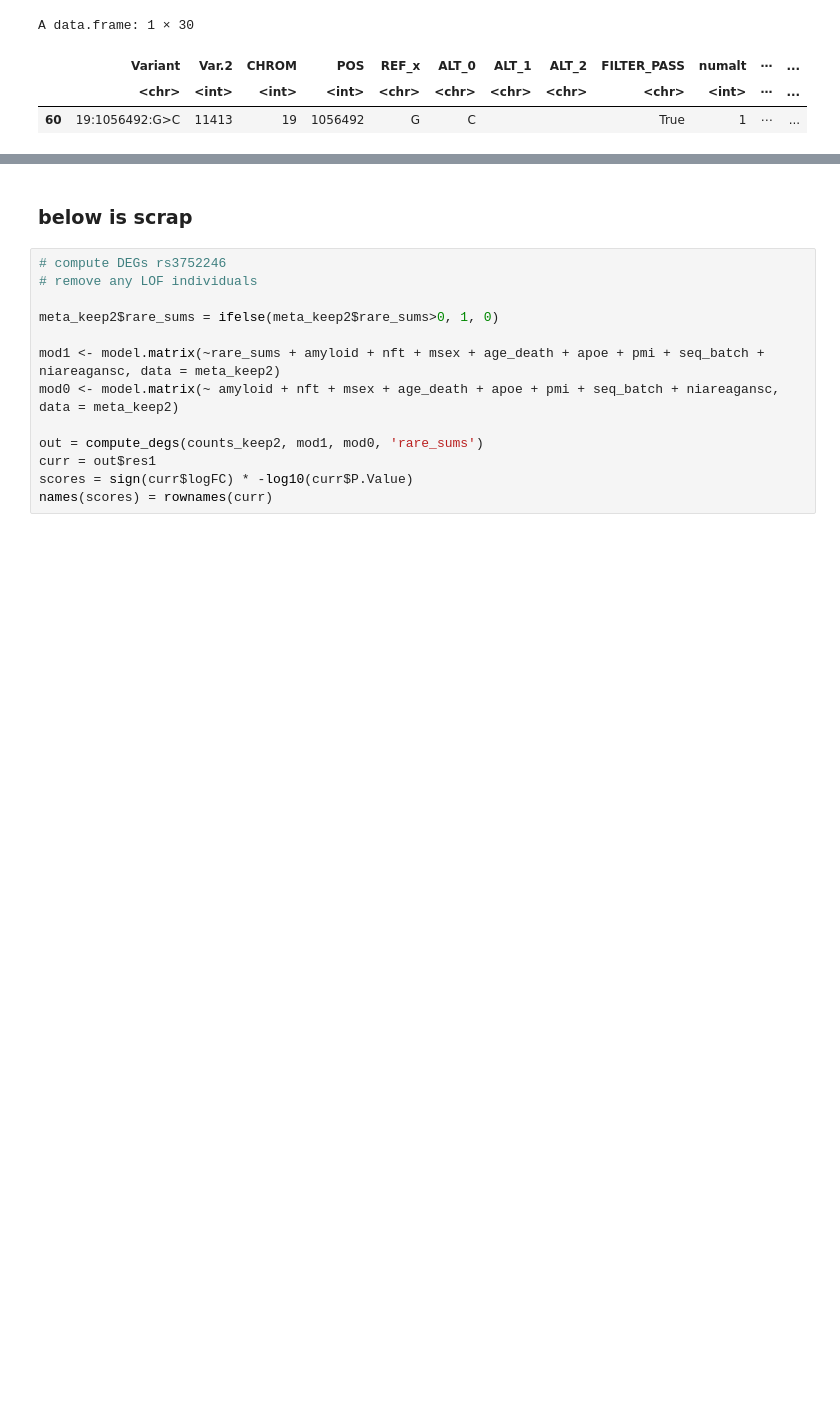
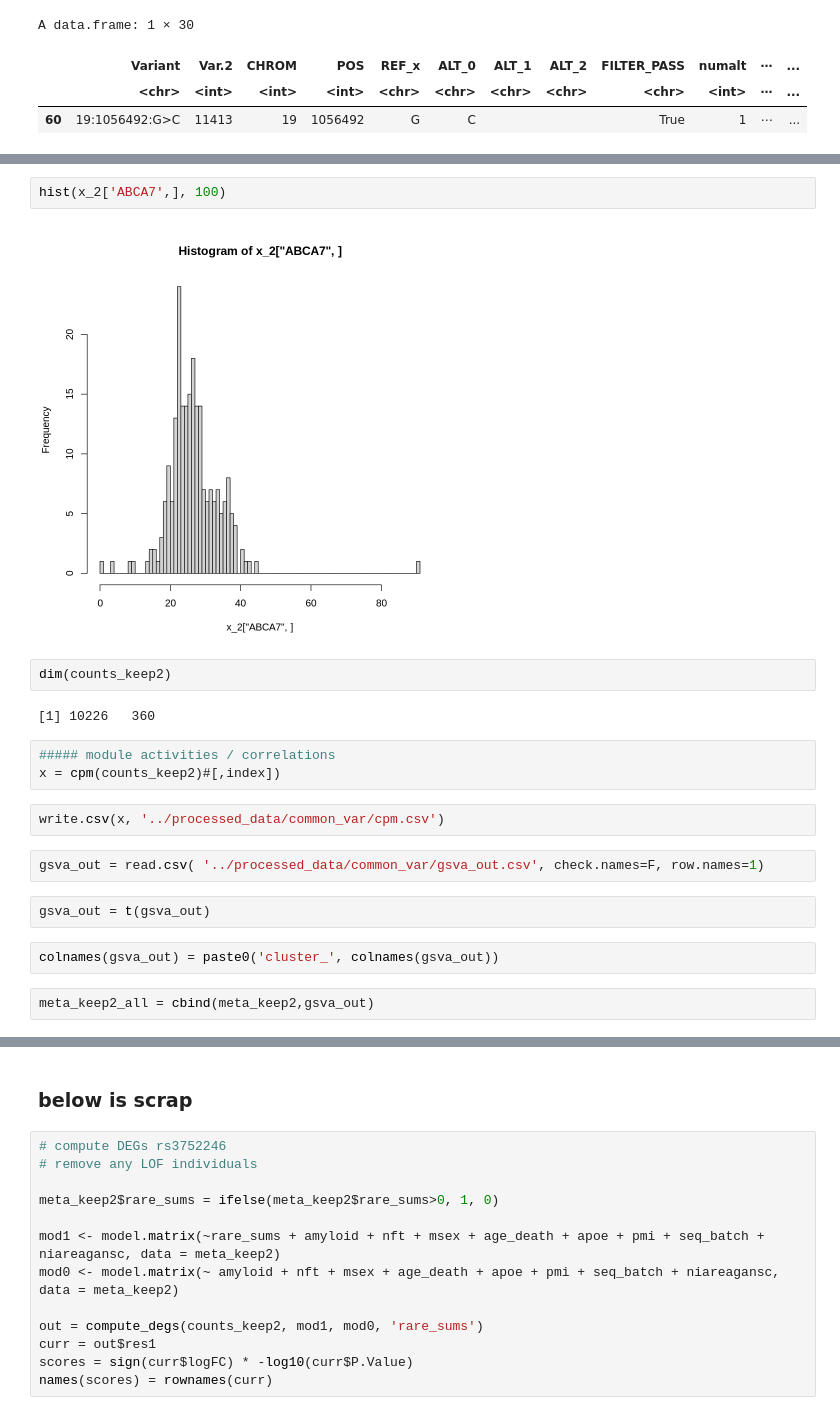
Before and after one commit to djunamay/ABCA7lof2, a Jupyter notebook: notebooks/common_variant_analysis.ipynb, the cells around one changed output, grey strips where cells are left out. Cells and saved outputs as stored; diff of their text form; blank space fills up the shorter version.

```diff
--- a/notebooks/common_variant_analysis.ipynb
+++ b/notebooks/common_variant_analysis.ipynb
@@ -186,0 +347,21 @@ A data.frame: 1 × 30
+# %%
+hist(x_2['ABCA7',], 100)
+# %% [output]
+[figure, added]
+# %%
+dim(counts_keep2)
+# %% [output]
+[1] 10226   360
+# %%
+##### module activities / correlations
+x = cpm(counts_keep2)#[,index])
+# %%
+write.csv(x, '../processed_data/common_var/cpm.csv')
+# %%
+gsva_out = read.csv( '../processed_data/common_var/gsva_out.csv', check.names=F, row.names=1)
+# %%
+gsva_out = t(gsva_out)
+# %%
+colnames(gsva_out) = paste0('cluster_', colnames(gsva_out))
+# %%
+meta_keep2_all = cbind(meta_keep2,gsva_out)
```
Also changed, not shown: parts of 40 cells of this notebook.
